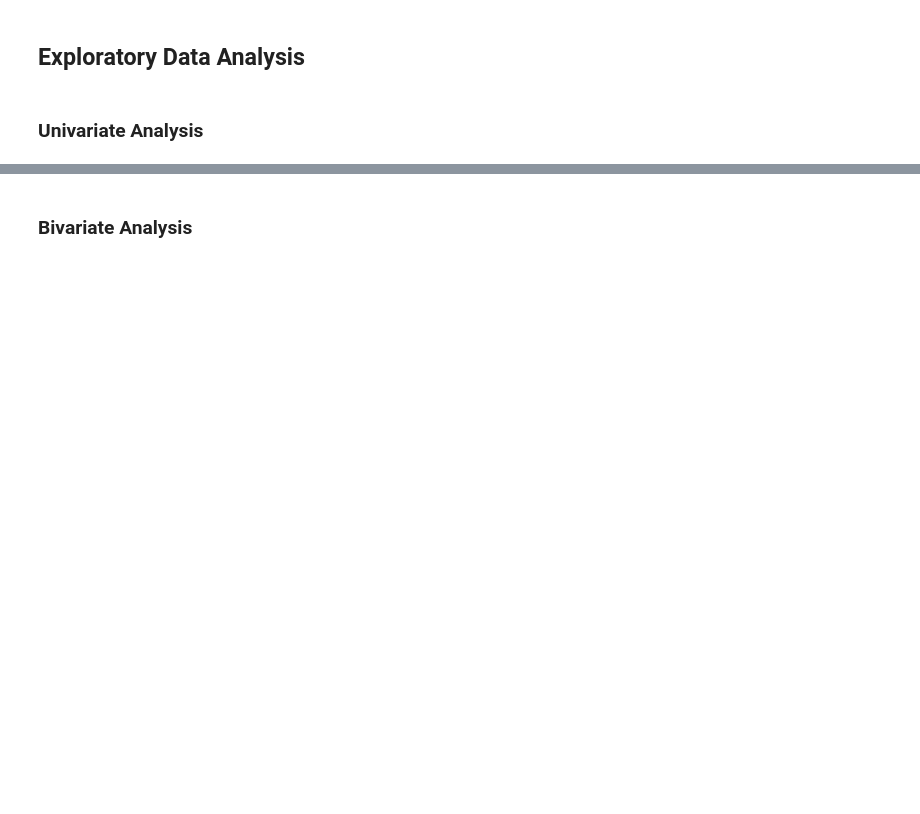
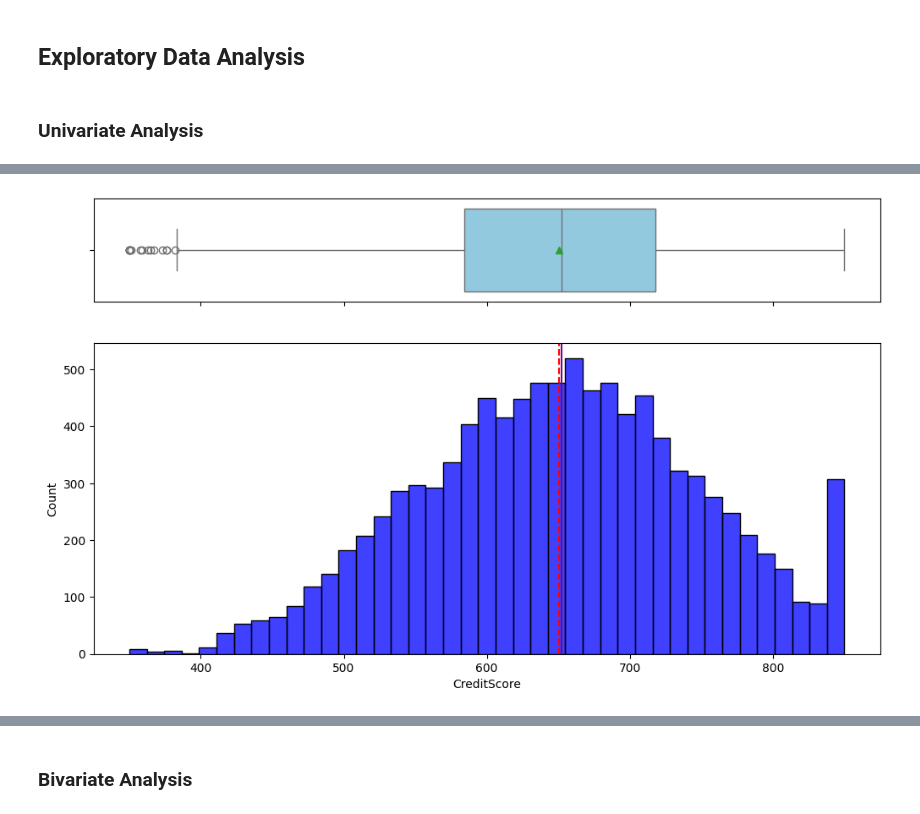
Before and after one commit to developer20sujeet/Python_For_AIML_DataScience, a Jupyter notebook: GreatLearningProject/NLP/1.Bank Churn Prediction/INN_Learner_Notebook_Full_code.ipynb, the cells around one changed output, grey strips where cells are left out. Cells and saved outputs as stored; diff of their text form; code cells hidden in the pictures; blank space fills up the shorter version.

```diff
--- a/GreatLearningProject/NLP/1.Bank Churn Prediction/INN_Learner_Notebook_Full_code.ipynb
+++ b/GreatLearningProject/NLP/1.Bank Churn Prediction/INN_Learner_Notebook_Full_code.ipynb
@@ -52,0 +411,5 @@ You as a Data scientist with the  bank need to  build a neural network based cla
+# %%
+# Observations on CreditScore
+combined_hist_boxplot(ds, "CreditScore")
+# %% [output]
+[figure, added]
```
Also changed, not shown: parts of 81 cells of this notebook, 2 other files.
